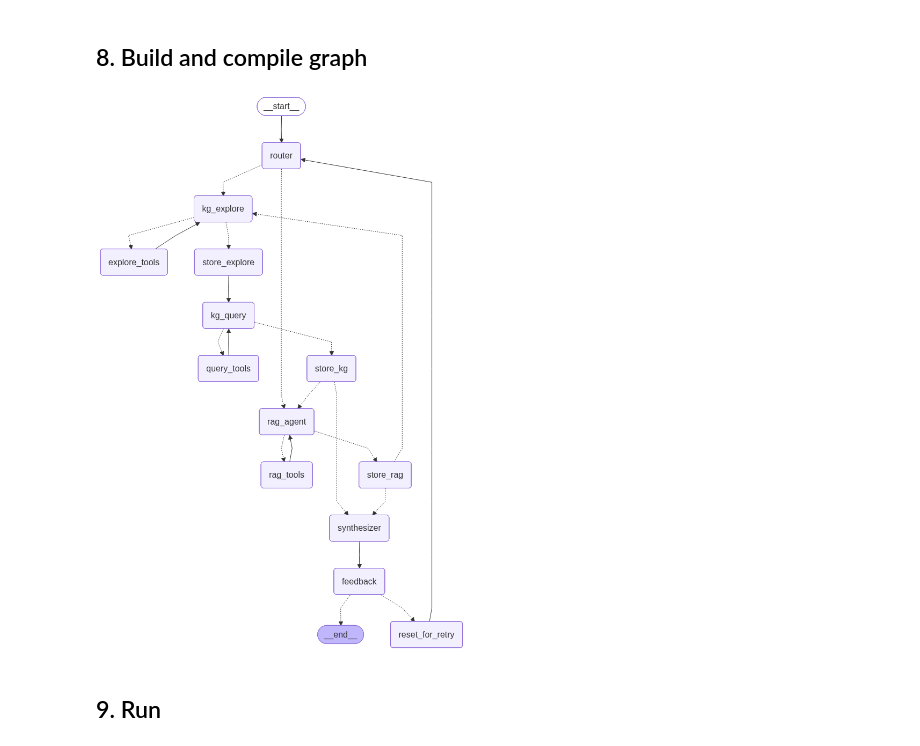
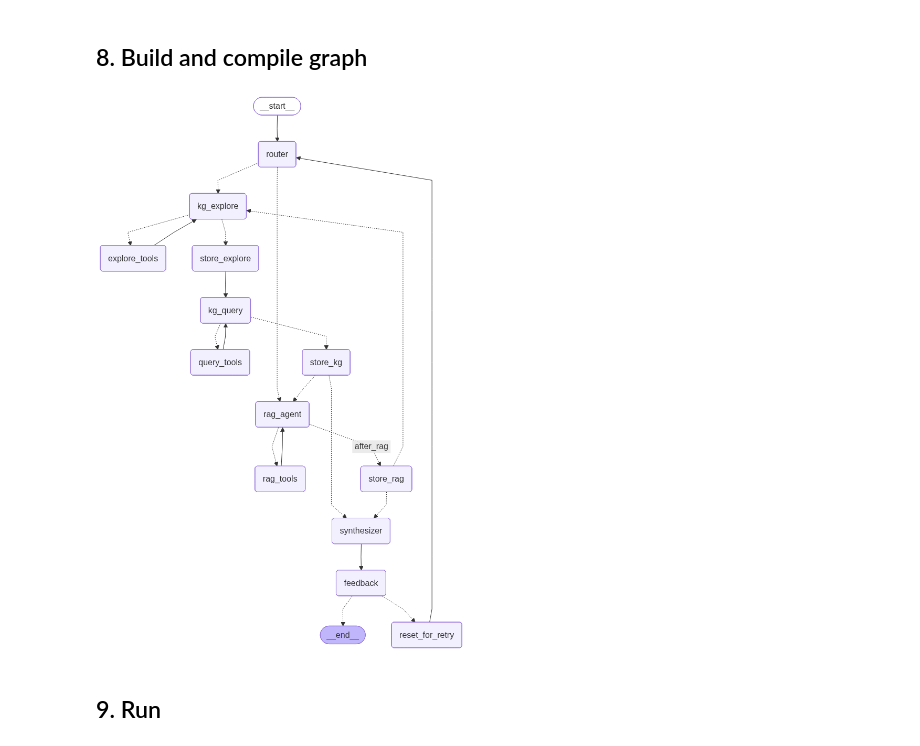
Before and after one commit to sid-unizar/borrajas, a Jupyter notebook: notebooks/borrajas_feedback_agentic.ipynb, the cells around one changed output. Cells and saved outputs as stored; diff of their text form; code cells hidden in the pictures.

Commit message:
Update notebook feedback_agentic

```diff
--- a/notebooks/borrajas_feedback_agentic.ipynb
+++ b/notebooks/borrajas_feedback_agentic.ipynb
@@ -199,13 +302,16 @@ def run_sparql(query: str) -> list:
 
 @tool
 def semantic_search(question: str) -> str:
-    """Semantic search over climatology PDFs and websites."""
+    """Semantic search over the configured URL/PDF RAG knowledge base."""
     try:
         docs = _get_retriever().invoke(question)
         if not docs:
             return "No relevant documents found."
         return "\n\n".join(
-            f"[{d.metadata.get('source','?')}]\n{d.page_content}" for d in docs
+            f"SOURCE: {d.metadata.get('source', '?')}\n"
+            f"TITLE: {d.metadata.get('title', '')}\n"
+            f"PASSAGE:\n{d.page_content}"
+            for d in docs
         )
     except Exception as e:
         return f"Error: {e}"
@@ -590,47 +667,43 @@ def route_after_feedback(state) -> Literal["reset_for_retry", "__end__"]:
 # %%
 from IPython.display import Image, display
 from langgraph.graph import StateGraph, START, END
 from langgraph.checkpoint.memory import MemorySaver
 
 b = StateGraph(AgentState)
 
-b.add_node("router", router_node)
-b.add_node("kg_explore", kg_explore_node)
-b.add_node("explore_tools", ToolNode(explore_tools))
-b.add_node("store_explore", store_explore_result)
-b.add_node("kg_query", kg_query_node)
-b.add_node("query_tools", ToolNode(query_tools))
-b.add_node("store_kg", store_kg_result)
-b.add_node("rag_agent", rag_agent_node)
-b.add_node("rag_tools", ToolNode(rag_tools))
-b.add_node("store_rag", store_rag_result)
-b.add_node("synthesizer", synthesizer_node)
-b.add_node("feedback", feedback_node)
+b.add_node("router",          router_node)
+b.add_node("kg_explore",      kg_explore_node)
+b.add_node("explore_tools",   ToolNode(explore_tools))
+b.add_node("store_explore",   store_explore_result)
+b.add_node("kg_query",        kg_query_node)
+b.add_node("query_tools",     ToolNode(query_tools))
+b.add_node("store_kg",        store_kg_result)
+b.add_node("rag_agent",       rag_agent_node)
+b.add_node("rag_tools",       ToolNode(rag_tools))
+b.add_node("store_rag",       store_rag_result)
+b.add_node("synthesizer",     synthesizer_node)
+b.add_node("feedback",        feedback_node)
 b.add_node("reset_for_retry", reset_for_retry)
 
 b.add_edge(START, "router")
-b.add_conditional_edges("router", route_after_router, {"kg_explore": "kg_explore", "rag_agent": "rag_agent"})
-
-b.add_conditional_edges("kg_explore", kg_explore_condition, {"explore_tools": "explore_tools", "store_explore": "store_explore"})
-b.add_edge("explore_tools", "kg_explore")
-b.add_edge("store_explore", "kg_query")
-
-b.add_conditional_edges("kg_query", kg_query_condition, {"query_tools": "query_tools", "store_kg": "store_kg"})
-b.add_edge("query_tools", "kg_query")
-b.add_conditional_edges("store_kg", route_after_kg, {"rag_agent": "rag_agent", "synthesizer": "synthesizer"})
-
-b.add_conditional_edges("rag_agent", rag_tools_condition, {"rag_tools": "rag_tools", "store_rag": "store_rag"})
-b.add_edge("rag_tools", "rag_agent")
-b.add_conditional_edges("store_rag", route_after_rag, {"kg_explore": "kg_explore", "synthesizer": "synthesizer"})
-
-b.add_edge("synthesizer", "feedback")
-b.add_conditional_edges("feedback", route_after_feedback, {"reset_for_retry": "reset_for_retry", "__end__": END})
-b.add_edge("reset_for_retry", "router")
+b.add_conditional_edges("router",       route_after_router,   {"kg_explore":"kg_explore","rag_agent":"rag_agent"})
+b.add_conditional_edges("kg_explore",   kg_explore_condition, {"explore_tools":"explore_tools","store_explore":"store_explore"})
+b.add_edge("explore_tools",  "kg_explore")
+b.add_edge("store_explore",  "kg_query")
+b.add_conditional_edges("kg_query",     kg_query_condition,   {"query_tools":"query_tools","store_kg":"store_kg"})
+b.add_edge("query_tools",    "kg_query")
+b.add_conditional_edges("store_kg",     route_after_kg,       {"rag_agent":"rag_agent","synthesizer":"synthesizer"})
+b.add_conditional_edges("rag_agent",    rag_tools_condition,  {"rag_tools":"rag_tools","after_rag":"store_rag"})
+b.add_edge("rag_tools",      "rag_agent")
+b.add_conditional_edges("store_rag",    route_after_rag,      {"kg_explore":"kg_explore","synthesizer":"synthesizer"})
+b.add_edge("synthesizer",    "feedback")
+b.add_conditional_edges("feedback",     route_after_feedback, {"reset_for_retry":"reset_for_retry","__end__":END})
+b.add_edge("reset_for_retry","router")
 
 react_graph_memory = b.compile(checkpointer=MemorySaver())
 display(Image(react_graph_memory.get_graph(xray=True).draw_mermaid_png()))
 # %% [output]
-[figure, old version]
+[figure, new version]
 # %% [markdown]
 ## 9. Run
 # %%
```
Also changed, not shown: parts of 48 cells of this notebook.
